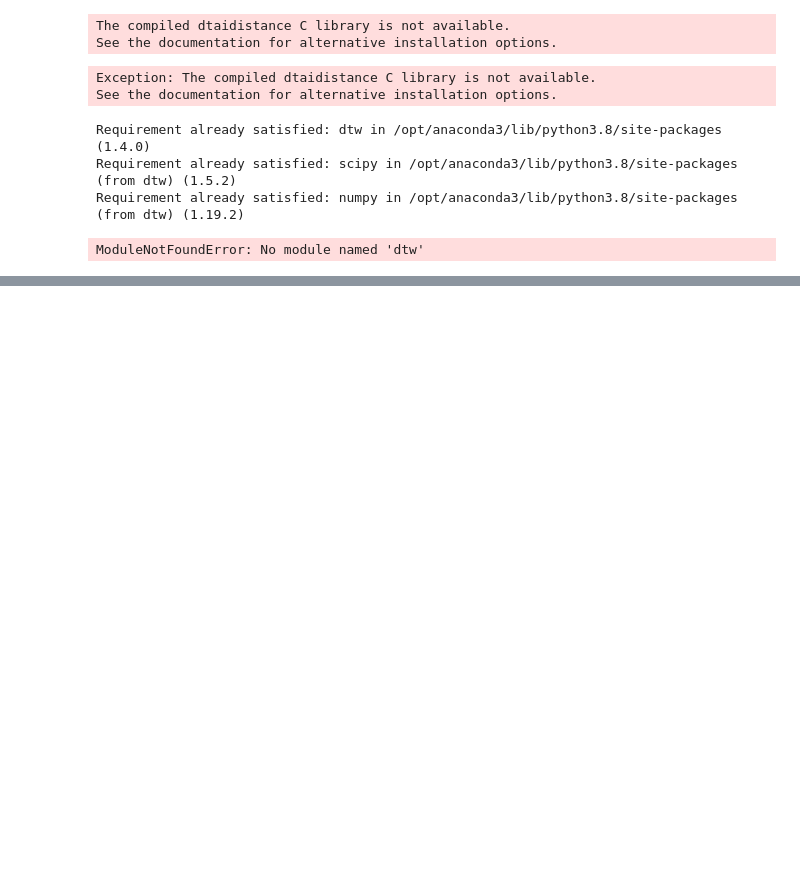
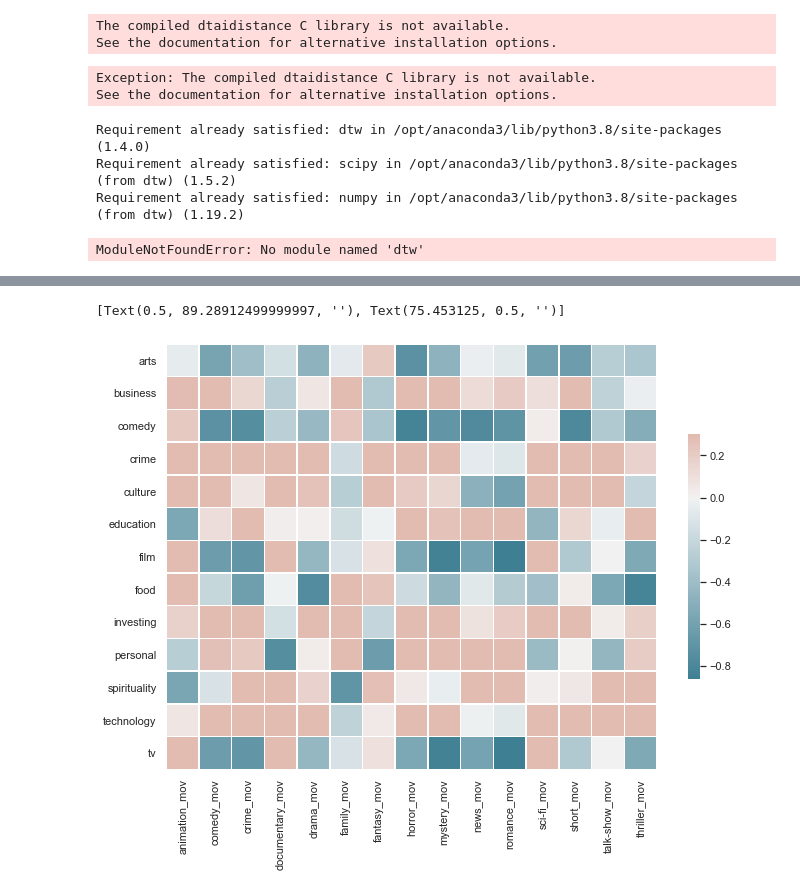
Before and after one commit to ghuelgas/WebScrapingProject, a Jupyter notebook: podcast trends.ipynb, the cells around one changed output, grey strips where cells are left out. Saved outputs shown, nothing was run; the diff lists cells and outputs as text; code cells hidden in the pictures; blank space fills up the shorter version.

```diff
--- a/podcast trends.ipynb
+++ b/podcast trends.ipynb
@@ -237,0 +241,28 @@ ax.set(xlabel='', ylabel='')
+# %%
+# Can we predict podcast rankings based on movie popularity?
+#Caveat: this method is not ideal since I loose a time-point and the intervales btw time-points
+#are not equally interspaced
+timeShift_podcast = df_to_concat.drop(df_to_concat.tail(1).index).drop(columns = ['index','date'])
+timeShift_movie = movieDF.drop(movieDF.head(1).index).reset_index().drop(columns = 'index')
+# %%
+timeShift = timeShift_podcast.merge(timeShift_movie, how='inner', on=None, left_index= True, right_index= True, sort=False, copy=True, indicator=False, validate=None)
+# %%
+timeShift_corr = timeShift.corr()
+timeShift_corr = timeShift_corr.drop(columns = timeShift_corr.columns[0:15])
+timeShift_corr.drop(timeShift_corr.tail(17).index,inplace=True)
+# %%
+sns.set_theme(style="white")
+
+# Set up the matplotlib figure
+f, ax = plt.subplots(figsize=(11, 9))
+
+# Generate a custom diverging colormap
+cmap = sns.diverging_palette(220, 20, as_cmap=True)
+
+# Draw the heatmap with the mask and correct aspect ratio
+sns.heatmap(timeShift_corr, cmap=cmap, vmax=.3, center=0,
+            square=True, linewidths=.5, cbar_kws={"shrink": .5})
+ax.set(xlabel='', ylabel='')
+# %% [output]
+[Text(0.5, 89.28912499999997, ''), Text(75.453125, 0.5, '')]
+[figure, added]
```
Also changed, not shown: parts of 17 cells of this notebook, 3 other files.
